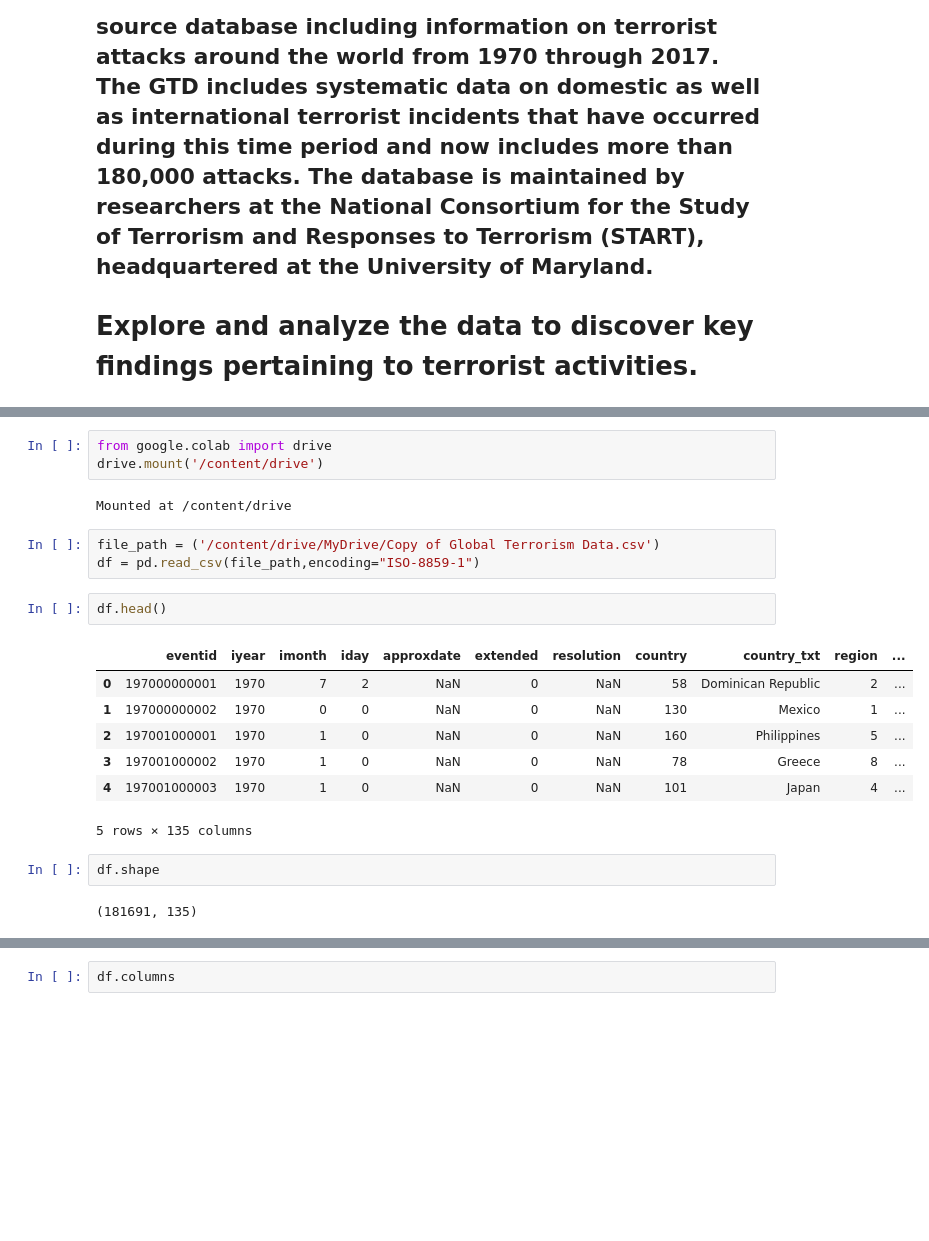
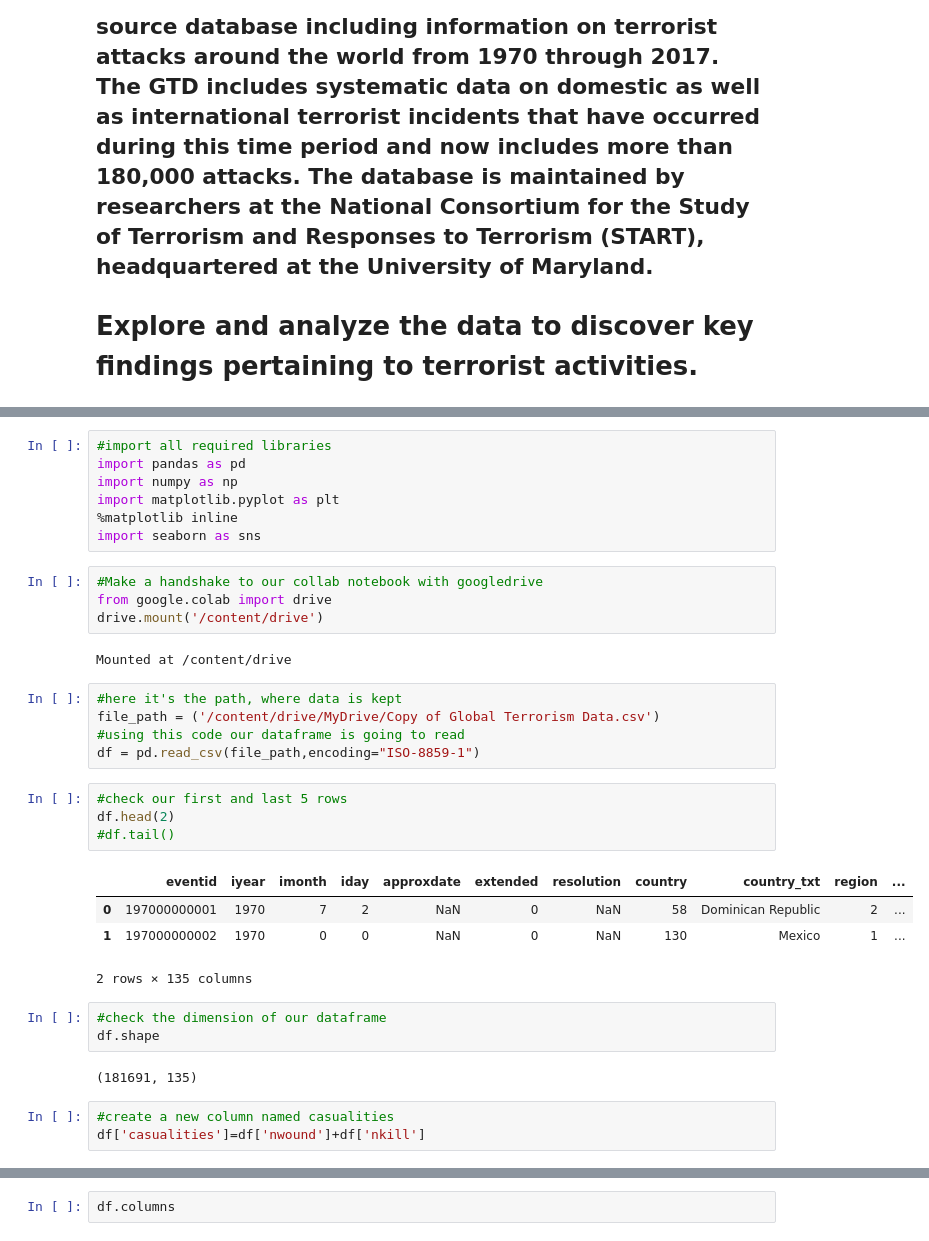
Before and after one commit to jogapritam/Global-Terrorism-Analysis, a Jupyter notebook: Global_Terrorism_Analysis_Capstone_Project.ipynb, the cells around one changed output, grey strips where cells are left out. Drawn from its saved outputs; the diff is of its cells as text; blank space fills up the shorter version.

```diff
--- a/Global_Terrorism_Analysis_Capstone_Project.ipynb
+++ b/Global_Terrorism_Analysis_Capstone_Project.ipynb
@@ -10,22 +7,35 @@ import numpy as np
+# %%
+#import all required libraries
+import pandas as pd
+import numpy as np
+import matplotlib.pyplot as plt
+%matplotlib inline
+import seaborn as sns
 # %%
+#Make a handshake to our collab notebook with googledrive
 from google.colab import drive
 drive.mount('/content/drive')
 # %% [output]
 Mounted at /content/drive
 # %%
+#here it's the path, where data is kept
 file_path = ('/content/drive/MyDrive/Copy of Global Terrorism Data.csv')
+#using this code our dataframe is going to read
 df = pd.read_csv(file_path,encoding="ISO-8859-1")
-# %%
-df.head()
-# %% [output]
-|  | eventid | iyear | imonth | iday | approxdate | extended | resolution | country | country_txt | region | ... |
-| 0 | 197000000001 | 1970 | 7 | 2 | NaN | 0 | NaN | 58 | Dominican Republic | 2 | ... |
-| 1 | 197000000002 | 1970 | 0 | 0 | NaN | 0 | NaN | 130 | Mexico | 1 | ... |
-| 2 | 197001000001 | 1970 | 1 | 0 | NaN | 0 | NaN | 160 | Philippines | 5 | ... |
-| 3 | 197001000002 | 1970 | 1 | 0 | NaN | 0 | NaN | 78 | Greece | 8 | ... |
-| 4 | 197001000003 | 1970 | 1 | 0 | NaN | 0 | NaN | 101 | Japan | 4 | ... |
-5 rows × 135 columns
-# %%
-df.shape
-# %% [output]
-(181691, 135)
+# %%
+#check our first and last 5 rows
+df.head(2)
+#df.tail()
+# %% [output]
+|  | eventid | iyear | imonth | iday | approxdate | extended | resolution | country | country_txt | region | ... |
+| 0 | 197000000001 | 1970 | 7 | 2 | NaN | 0 | NaN | 58 | Dominican Republic | 2 | ... |
+| 1 | 197000000002 | 1970 | 0 | 0 | NaN | 0 | NaN | 130 | Mexico | 1 | ... |
+2 rows × 135 columns
+# %%
+#check the dimension of our dataframe
+df.shape
+# %% [output]
+(181691, 135)
+# %%
+#create a new column named casualities
+df['casualities']=df['nwound']+df['nkill']
```
Also changed, not shown: parts of 27 cells of this notebook.
